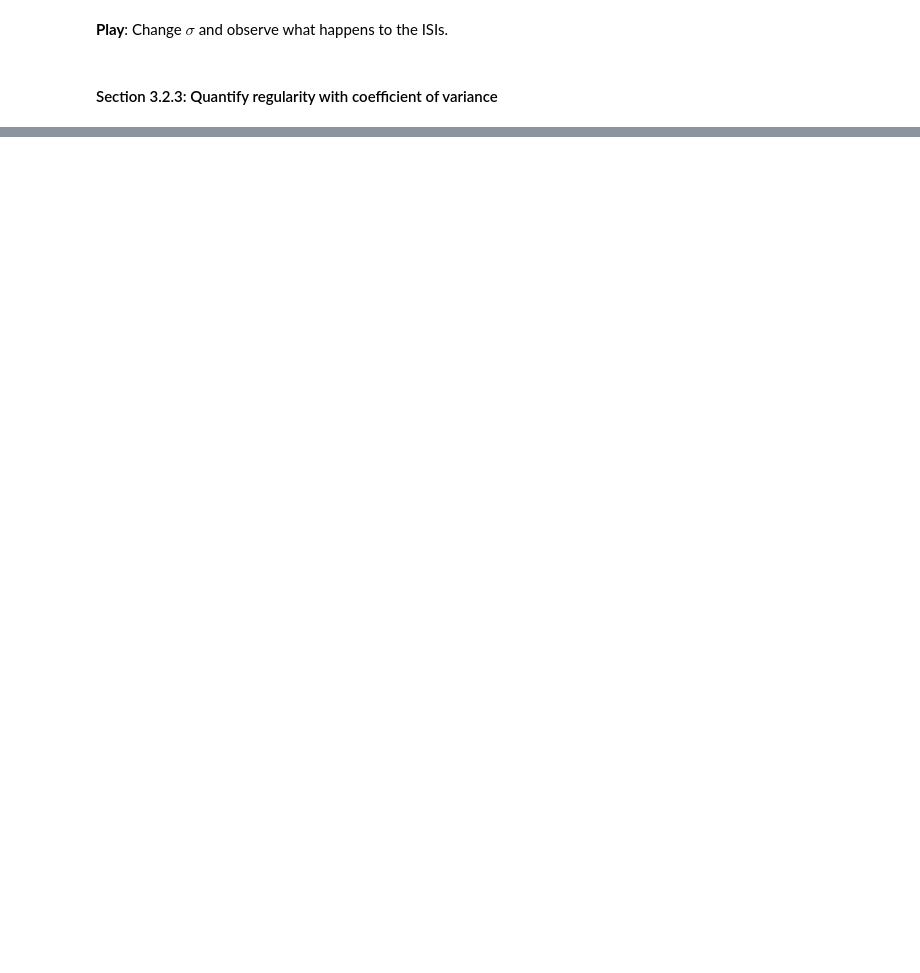
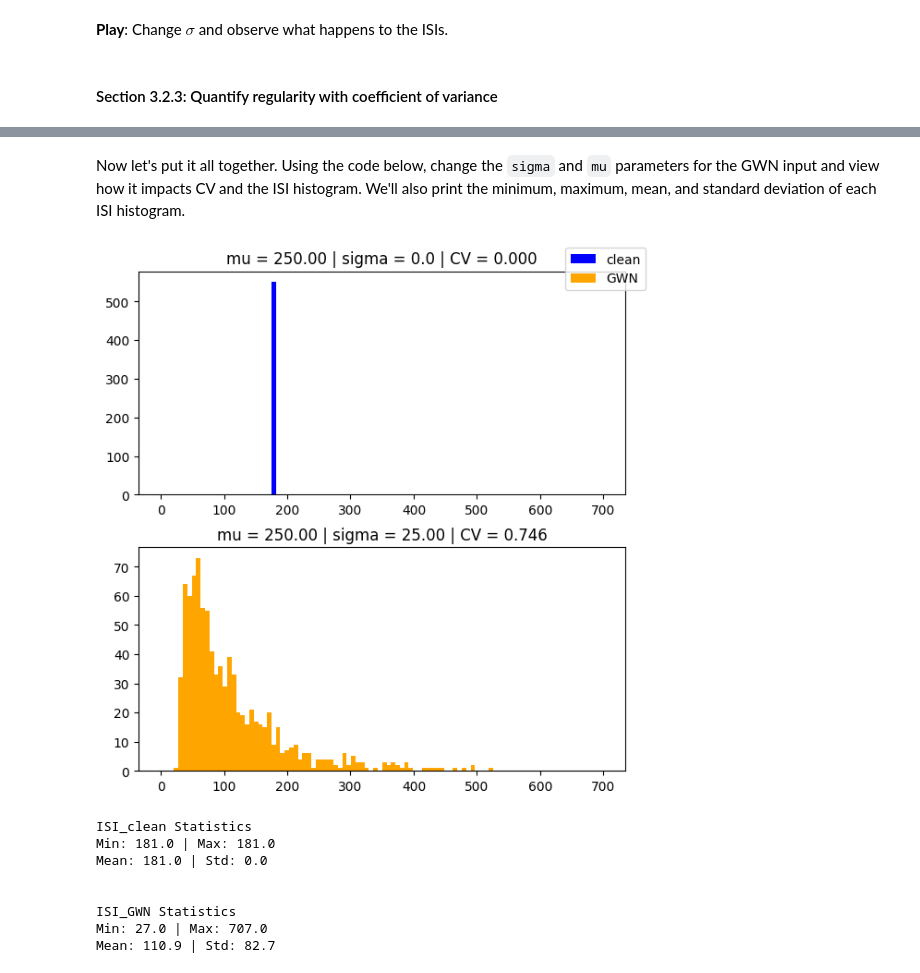
Before and after one commit to ilennaj/neuron_model_tutorial, a Jupyter notebook: notebooks/02_lif_tutorial.ipynb, the cells around one changed output, grey strips where cells are left out. Cells and saved outputs as stored; diff of their text form; code cells hidden in the pictures; blank space fills up the shorter version.

```diff
--- a/notebooks/02_lif_tutorial.ipynb
+++ b/notebooks/02_lif_tutorial.ipynb
@@ -626,0 +635,80 @@ We've visualized when LIF model voltage output yields some degree of irregular s
+# %%
+# Define function to calculate coefficient of variance of ISI
+
+def get_CV(spike_times_array):
+    isi_array = np.diff(spike_times_array)
+    mean_isi = np.mean(isi_array)
+    std_isi = np.std(isi_array)
+    return std_isi / mean_isi
+# %% [markdown]
+Now let's put it all together. Using the code below, change the `sigma` and `mu` parameters for the GWN input and view how it impacts CV and the ISI histogram. We'll also print the minimum, maximum, mean, and standard deviation of each ISI histogram.
+# %%
+# Run LIF simulations for noisy and non-noisy currents
+
+# Choose current input settings
+mu = 250 # pA
+sigma = 25
+
+# Plotting parameters
+
+hist_minimum = 0
+hist_maximum = 700
+hist_bins = 100
+
+# Initialize parameters
+params = default_params()
+params['T'] = 10000
+
+# Initialize inputs
+I_ext_GWN, t = my_GWN(params, mu, sigma)
+I_ext = mu
+
+# Run simulations
+
+# Non-noisy current simulation
+solution_clean, t, spike_times_clean = simulate_LIF(params, I_ext)
+
+# Noisy current simulation
+solution_GWN, t, spike_times_GWN = simulate_LIF(params, I_ext_GWN)
+
+## Calculate ISIs
+
+ISI_clean = np.diff(spike_times_clean)
+ISI_GWN = np.diff(spike_times_GWN)
+
+## Calculate CVs
+CV_clean = get_CV(spike_times_clean)
+CV_GWN = get_CV(spike_times_GWN)
+
+# Plot Histograms with info in titles of graphs:
+bins = 100
+ISI_range = (hist_minimum, hist_maximum)
+fig, ax = plt.subplots(2,1, figsize=(6,6), facecolor='white')
+fig.tight_layout(h_pad=2)
+ax[0].hist(ISI_clean, bins=hist_bins, range=ISI_range, label='clean', color='blue')
+ax[1].hist(ISI_GWN, bins=hist_bins, range=ISI_range, label='GWN', color='orange')
+
+ax[0].set_title(('mu = %.2f | sigma = 0.0 | CV = %.3f' % (I_ext, CV_clean)))
+ax[1].set_title(('mu = %.2f | sigma = %.2f | CV = %.3f' % (mu, sigma, CV_GWN)))
+fig.legend()
+plt.show()
+
+print('ISI_clean Statistics')
+print('Min: %.1f | Max: %.1f' % (np.min(ISI_clean), np.max(ISI_clean)))
+print('Mean: %.1f | Std: %.1f' % (np.mean(ISI_clean), np.std(ISI_clean)))
+print('\n')
+
+
+print('ISI_GWN Statistics')
+print('Min: %.1f | Max: %.1f' % (np.min(ISI_GWN), np.max(ISI_GWN)))
+print('Mean: %.1f | Std: %.1f' % (np.mean(ISI_GWN), np.std(ISI_GWN)))
+# %% [output]
+[figure, added]
+ISI_clean Statistics
+Min: 181.0 | Max: 181.0
+Mean: 181.0 | Std: 0.0
+
+
+ISI_GWN Statistics
+Min: 27.0 | Max: 707.0
+Mean: 110.9 | Std: 82.7
```
Also changed, not shown: parts of 6 cells of this notebook.
